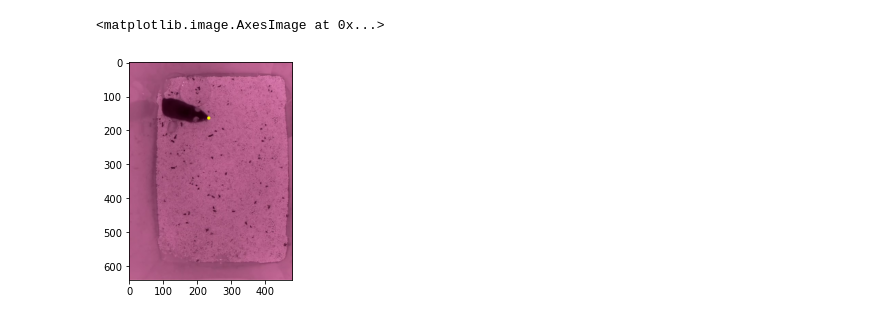
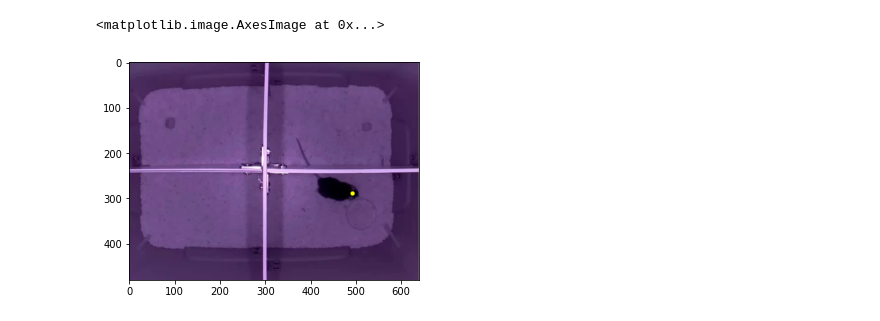
Before and after one commit to jaentrouble/mouse_chaser, a Jupyter notebook: show_data.ipynb, the cells around one changed output. Saved outputs shown, nothing was run; the diff lists cells and outputs as text; code cells hidden in the pictures.

```diff
--- a/show_data.ipynb
+++ b/show_data.ipynb
@@ -5,5 +5,5 @@ from skimage import draw
 # %%
 %matplotlib inline
 # %%
-with open('records/save/0.pck','rb') as f:
+with open('records/divided/4cham_0/save/6.pck','rb') as f:
     datum = pickle.load(f)
@@ -21,7 +10,9 @@ plt.show()
 # %%
-xx, yy = draw.disk(sample_datum['nose'],5)
+image = datum[0]['image']
+image = image.swapaxes(0,1)
+xx, yy = draw.disk(datum[0]['head'][::-1],5)
 image[xx,yy] = [255,255,0]
 plt.imshow(image)
 # %% [output]
 <matplotlib.image.AxesImage at 0x...>
-[figure, old version]
+[figure, new version]
```
Also changed, not shown: parts of 2 cells of this notebook, 2 other files.
